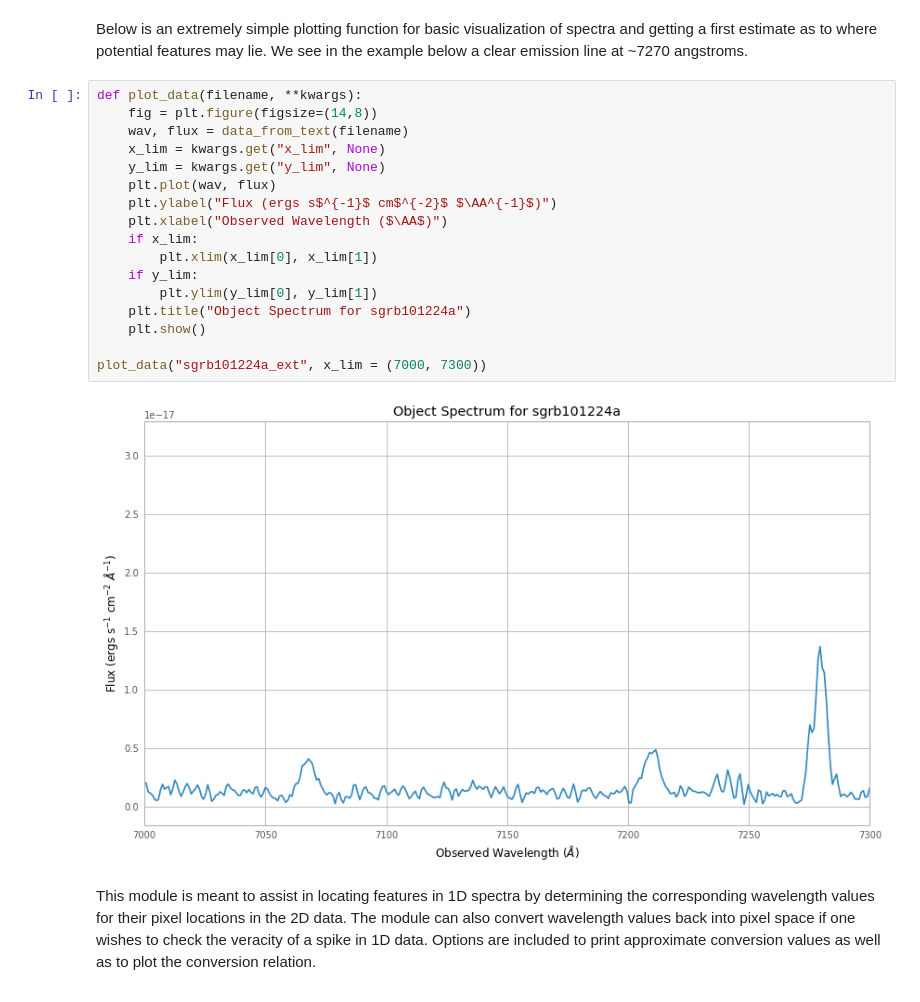
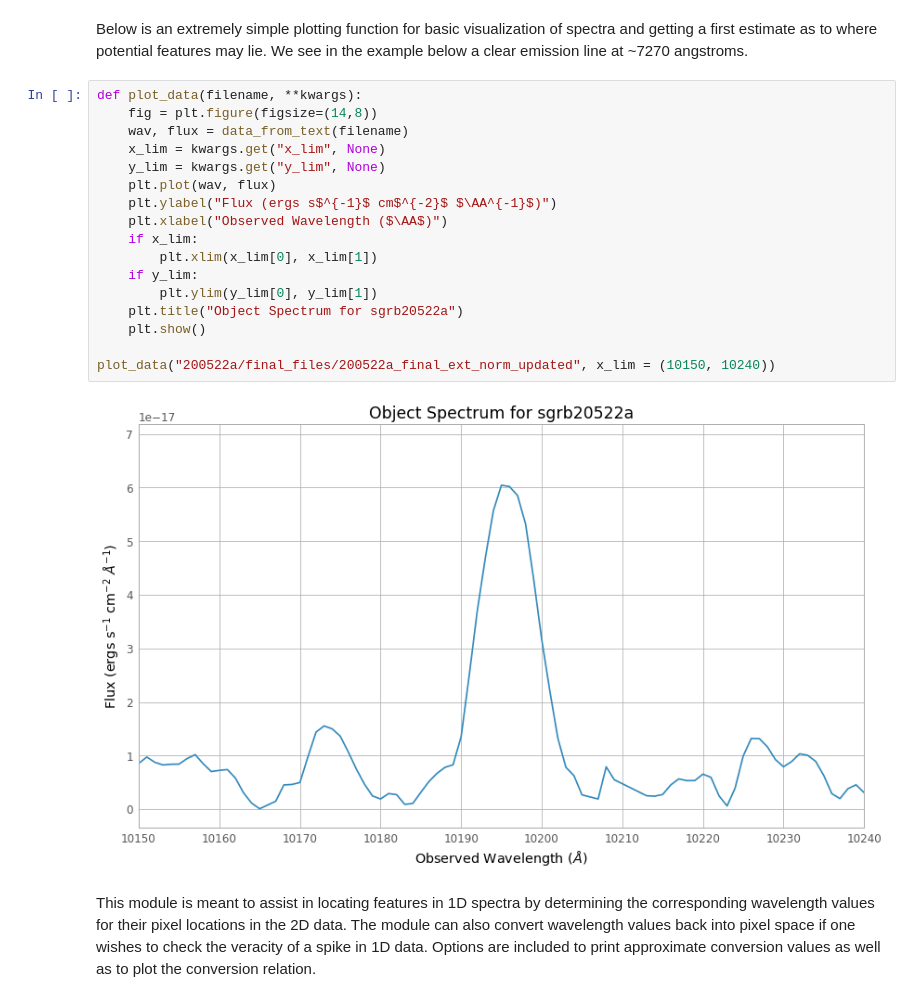
Before and after one commit to CIERA-Transients/MODS_spectroscopy, a Jupyter notebook: spec_find_features.ipynb, the cells around one changed output. Saved outputs shown, nothing was run; the diff lists cells and outputs as text.

```diff
--- a/spec_find_features.ipynb
+++ b/spec_find_features.ipynb
@@ -31,22 +31,22 @@ Below is an extremely simple plotting function for basic visualization of spectr
 # %%
 def plot_data(filename, **kwargs):
     fig = plt.figure(figsize=(14,8))
     wav, flux = data_from_text(filename)
     x_lim = kwargs.get("x_lim", None)
     y_lim = kwargs.get("y_lim", None)
     plt.plot(wav, flux)
     plt.ylabel("Flux (ergs s$^{-1}$ cm$^{-2}$ $\AA^{-1}$)")
     plt.xlabel("Observed Wavelength ($\AA$)")
     if x_lim:
         plt.xlim(x_lim[0], x_lim[1])
     if y_lim:
         plt.ylim(y_lim[0], y_lim[1])
-    plt.title("Object Spectrum for sgrb101224a")
+    plt.title("Object Spectrum for sgrb20522a")
     plt.show()
 
-plot_data("sgrb101224a_ext", x_lim = (7000, 7300))
+plot_data("200522a/final_files/200522a_final_ext_norm_updated", x_lim = (10150, 10240))
 # %% [output]
-[figure, old version]
+[figure, new version]
 # %% [markdown]
 This module is meant to assist in locating features in 1D spectra by determining the corresponding wavelength values for their pixel locations in the 2D data. The module can also convert wavelength values back into pixel space if one wishes to check the veracity of a spike in 1D data. Options are included to print approximate conversion values as well as to plot the conversion relation.
 # %%
```
Also changed, not shown: parts of 3 cells of this notebook, 2 other files.
